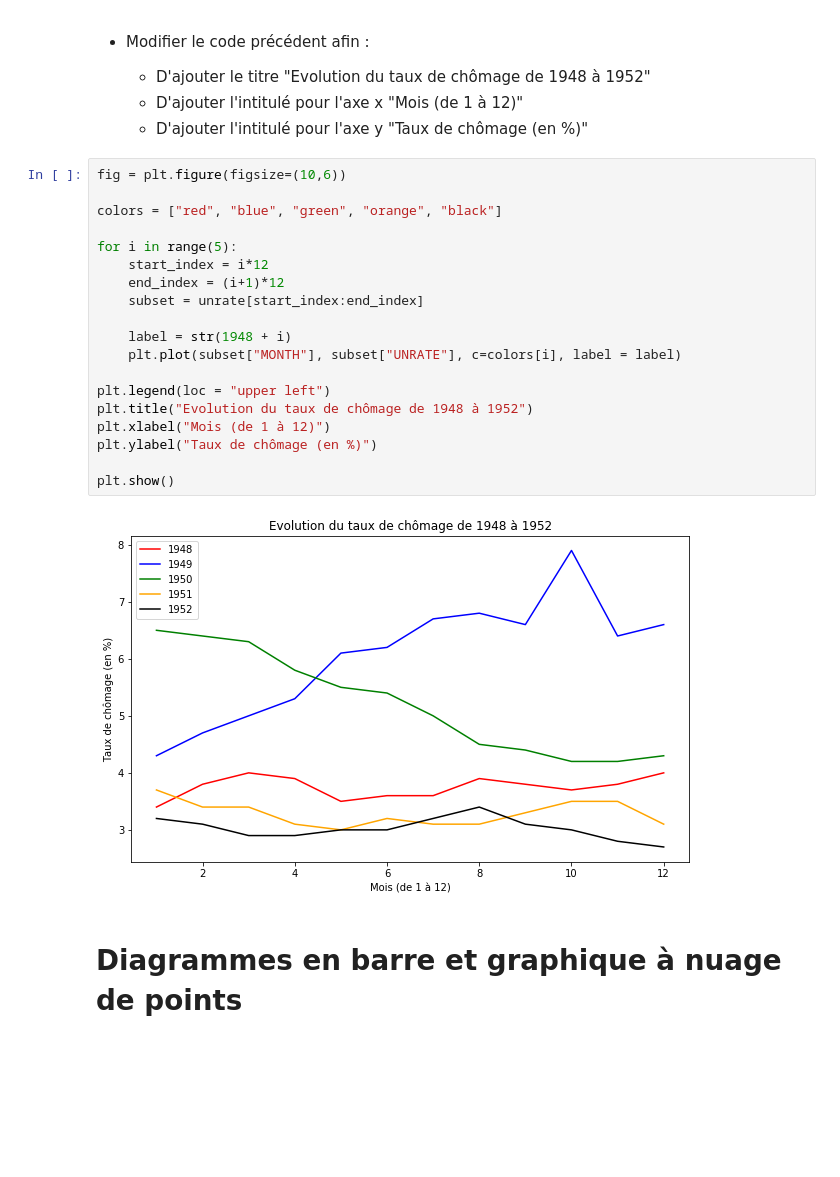
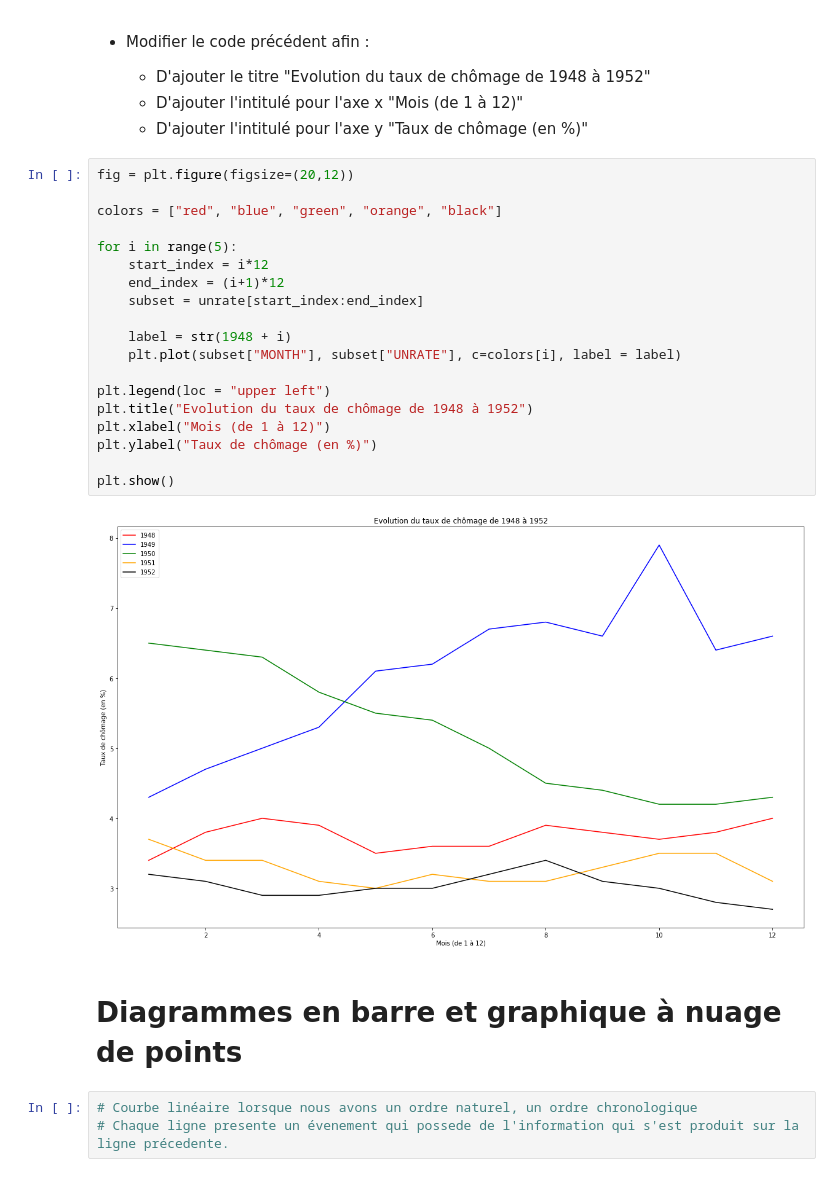
Before and after one commit to brunoharlein/pandas_is_cool, a Jupyter notebook: Cours Pandas.ipynb, the cells around one changed output. Saved outputs shown, nothing was run; the diff lists cells and outputs as text; blank space fills up the shorter version.

```diff
--- a/Cours Pandas.ipynb
+++ b/Cours Pandas.ipynb
@@ -3085,25 +3085,28 @@ plt.show()
     - D'ajouter l'intitulé pour l'axe x "Mois (de 1 à 12)"
     - D'ajouter l'intitulé pour l'axe y "Taux de chômage (en %)"
 # %%
-fig = plt.figure(figsize=(10,6))
+fig = plt.figure(figsize=(20,12))
 
 colors = ["red", "blue", "green", "orange", "black"]
 
 for i in range(5):
     start_index = i*12
     end_index = (i+1)*12
     subset = unrate[start_index:end_index]
 
     label = str(1948 + i)
     plt.plot(subset["MONTH"], subset["UNRATE"], c=colors[i], label = label)
 
 plt.legend(loc = "upper left")
 plt.title("Evolution du taux de chômage de 1948 à 1952")
 plt.xlabel("Mois (de 1 à 12)")
 plt.ylabel("Taux de chômage (en %)")
 
 plt.show()
 # %% [output]
-[figure, old version]
+[figure, new version]
 # %% [markdown]
 # Diagrammes en barre et graphique à nuage de points
+# %%
+# Courbe linéaire lorsque nous avons un ordre naturel, un ordre chronologique
+# Chaque ligne presente un évenement qui possede de l'information qui s'est produit sur la ligne précedente.
```
Also changed, not shown: parts of 26 cells of this notebook.
